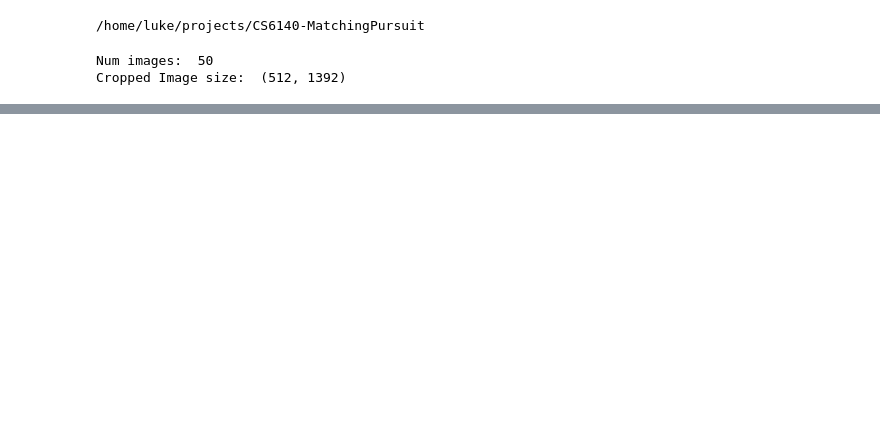
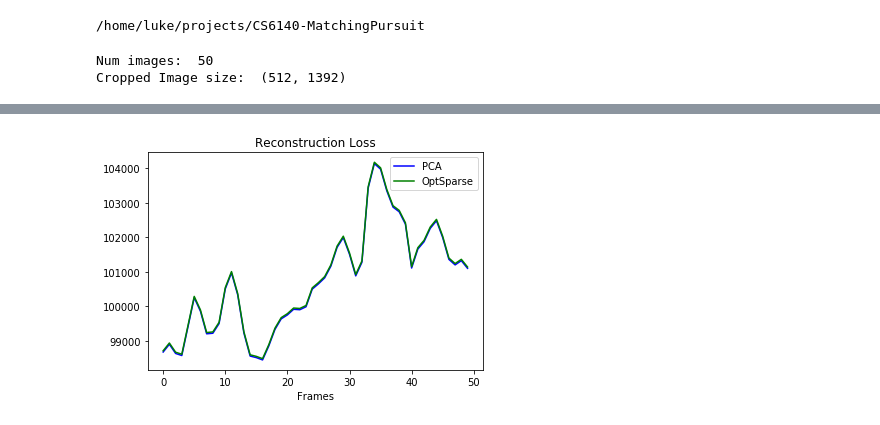
Before and after one commit to Lukeroberto/CS6140-MatchingPursuit, a Jupyter notebook: notebooks/Tests.ipynb, the cells around one changed output, grey strips where cells are left out. Drawn from its saved outputs; the diff is of its cells as text; code cells hidden in the pictures; blank space fills up the shorter version.

```diff
--- a/notebooks/Tests.ipynb
+++ b/notebooks/Tests.ipynb
@@ -51,7 +46,9 @@ compareImages(recon_image, images[0])
 # %%
 # Run through whole video
-S_codes = videoMatchingPursuit(images, features, k, orthogonalMatchingPursuit)
-recon_video = generateReconVideo(S_codes, images, features)
-ani = compareVideos(images, recon_video)
+S_codes_pca = videoMatchingPursuit(images, pca_features, k, orthogonalMatchingPursuit)
+S_codes_optsparse = videoMatchingPursuit(images, optsparse_features, k, orthogonalMatchingPursuit)
+
+recon_video_pca = generateReconVideo(S_codes_pca, images, pca_features)
+recon_video_optsparse = generateReconVideo(S_codes_optsparse, images, optsparse_features)
 # %% [output]
 [interactive output not drawn]
@@ -62,0 +56,13 @@ HTML(ani.to_html5_video())
+# %%
+# Plot the loss as a function of time
+recon_loss_pca = videoReconstructionLoss(images, recon_video_pca)
+recon_loss_optsparse = videoReconstructionLoss(images, recon_video_optsparse)
+# %%
+plt.plot(recon_loss_pca, "b", label="PCA")
+plt.plot(recon_loss_optsparse, "g", label="OptSparse")
+plt.xlabel("Frames")
+plt.legend()
+plt.title("Reconstruction Loss")
+plt.show()
+# %% [output]
+[figure, added]
```
Also changed, not shown: parts of 8 cells of this notebook.
